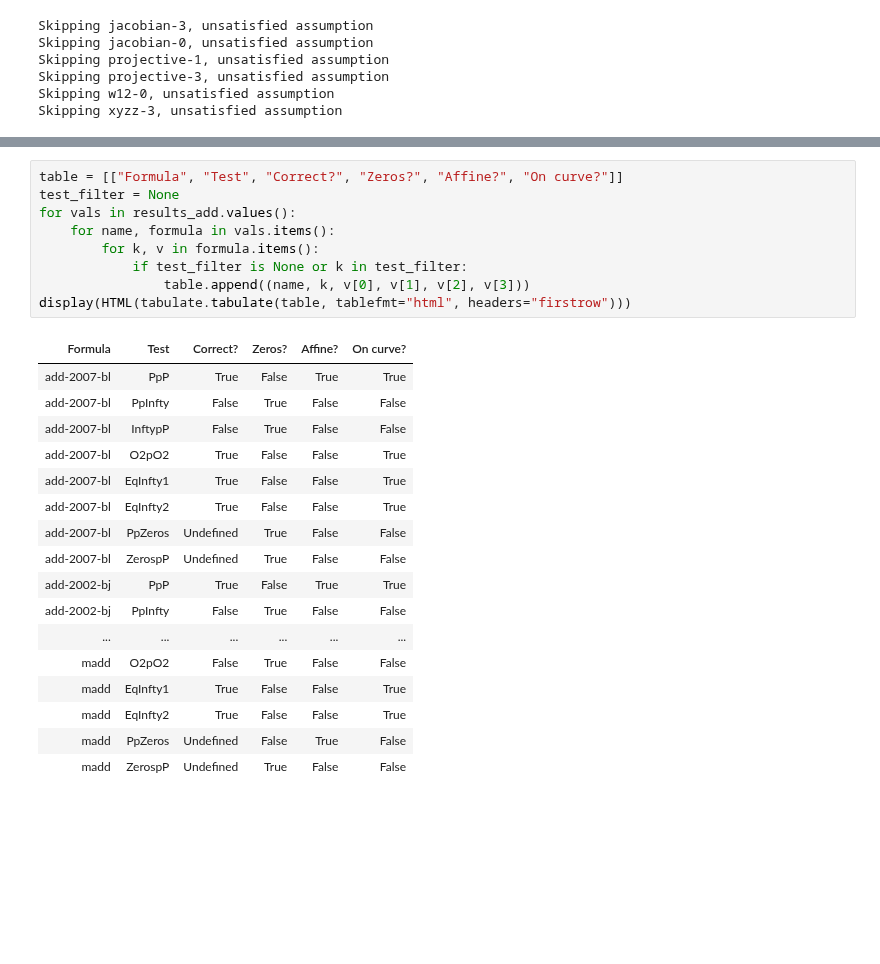
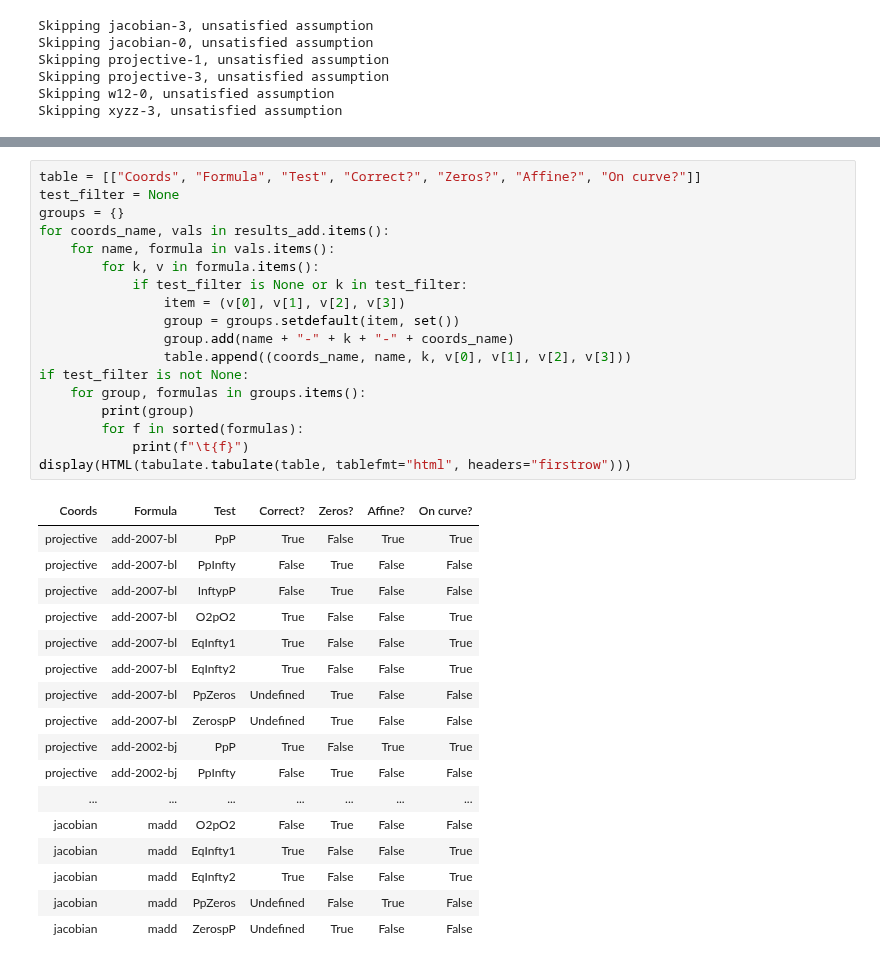
Before and after one commit to crocs-muni/ECTester, a Jupyter notebook: epare/formulas.ipynb, the cells around one changed output, grey strips where cells are left out. Saved outputs shown, nothing was run; the diff lists cells and outputs as text; blank space fills up the shorter version.

Commit message:
Update formula results.

```diff
--- a/epare/formulas.ipynb
+++ b/epare/formulas.ipynb
@@ -140,27 +162,36 @@ Skipping xyzz-3, unsatisfied assumption
 # %%
-table = [["Formula", "Test", "Correct?", "Zeros?", "Affine?", "On curve?"]]
+table = [["Coords", "Formula", "Test", "Correct?", "Zeros?", "Affine?", "On curve?"]]
 test_filter = None
-for vals in results_add.values():
+groups = {}
+for coords_name, vals in results_add.items():
     for name, formula in vals.items():
         for k, v in formula.items():
             if test_filter is None or k in test_filter:
-                table.append((name, k, v[0], v[1], v[2], v[3]))
+                item = (v[0], v[1], v[2], v[3])
+                group = groups.setdefault(item, set())
+                group.add(name + "-" + k + "-" + coords_name)
+                table.append((coords_name, name, k, v[0], v[1], v[2], v[3]))
+if test_filter is not None:
+    for group, formulas in groups.items():
+        print(group)
+        for f in sorted(formulas):
+            print(f"\t{f}")
 display(HTML(tabulate.tabulate(table, tablefmt="html", headers="firstrow")))
 # %% [output]
-| Formula | Test | Correct? | Zeros? | Affine? | On curve? |
-| add-2007-bl | PpP | True | False | True | True |
-| add-2007-bl | PpInfty | False | True | False | False |
-| add-2007-bl | InftypP | False | True | False | False |
-| add-2007-bl | O2pO2 | True | False | False | True |
-| add-2007-bl | EqInfty1 | True | False | False | True |
-| add-2007-bl | EqInfty2 | True | False | False | True |
-| add-2007-bl | PpZeros | Undefined | True | False | False |
-| add-2007-bl | ZerospP | Undefined | True | False | False |
-| add-2002-bj | PpP | True | False | True | True |
-| add-2002-bj | PpInfty | False | True | False | False |
-| ... | ... | ... | ... | ... | ... |
-| madd | O2pO2 | False | True | False | False |
-| madd | EqInfty1 | True | False | False | True |
-| madd | EqInfty2 | True | False | False | True |
-| madd | PpZeros | Undefined | False | True | False |
-| madd | ZerospP | Undefined | True | False | False |
+| Coords | Formula | Test | Correct? | Zeros? | Affine? | On curve? |
+| projective | add-2007-bl | PpP | True | False | True | True |
+| projective | add-2007-bl | PpInfty | False | True | False | False |
+| projective | add-2007-bl | InftypP | False | True | False | False |
+| projective | add-2007-bl | O2pO2 | True | False | False | True |
+| projective | add-2007-bl | EqInfty1 | True | False | False | True |
+| projective | add-2007-bl | EqInfty2 | True | False | False | True |
+| projective | add-2007-bl | PpZeros | Undefined | True | False | False |
+| projective | add-2007-bl | ZerospP | Undefined | True | False | False |
+| projective | add-2002-bj | PpP | True | False | True | True |
+| projective | add-2002-bj | PpInfty | False | True | False | False |
+| ... | ... | ... | ... | ... | ... | ... |
+| jacobian | madd | O2pO2 | False | True | False | False |
+| jacobian | madd | EqInfty1 | True | False | False | True |
+| jacobian | madd | EqInfty2 | True | False | False | True |
+| jacobian | madd | PpZeros | Undefined | False | True | False |
+| jacobian | madd | ZerospP | Undefined | True | False | False |
```
Also changed, not shown: parts of 4 cells of this notebook.
